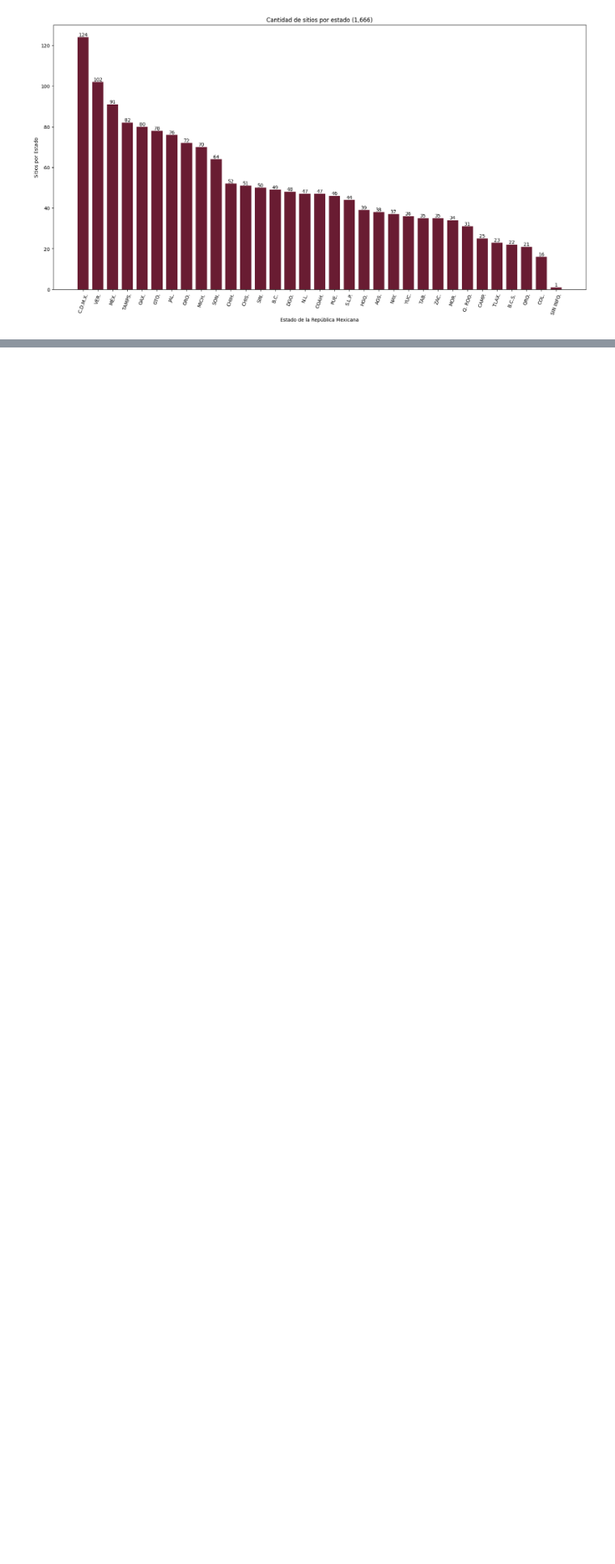
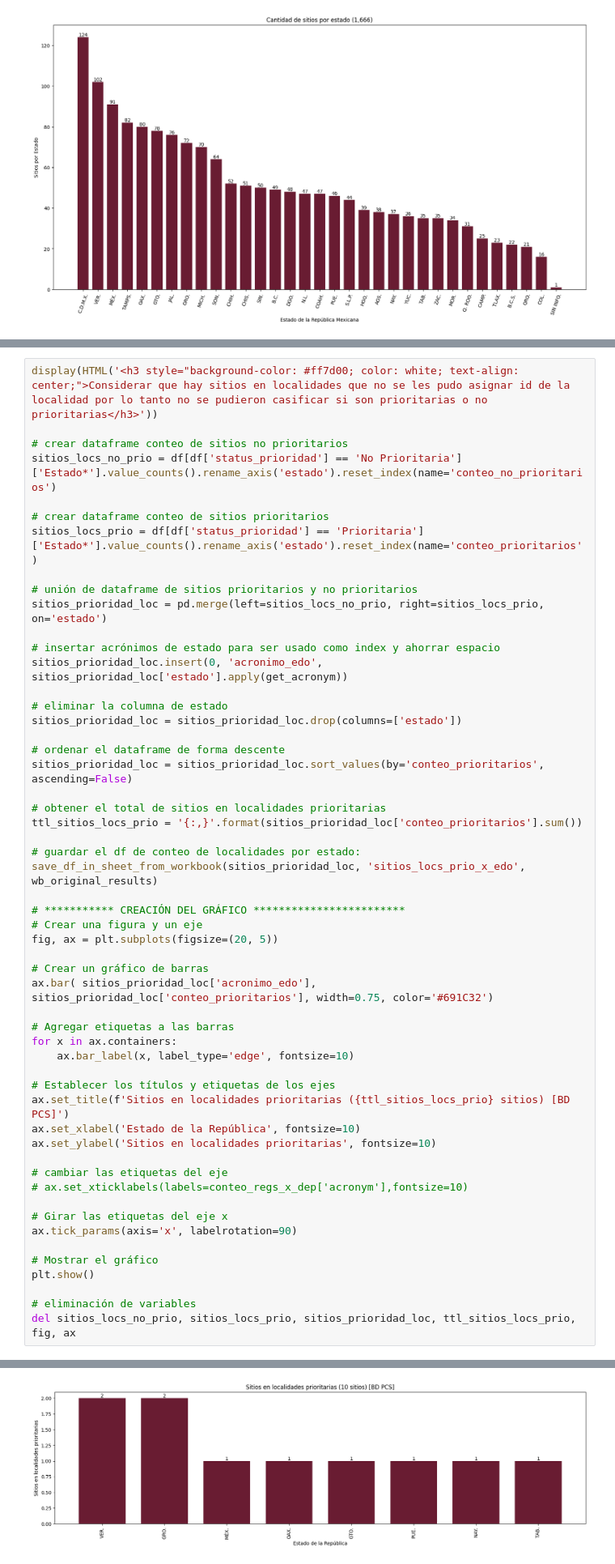
Before and after one commit to DavidItehua/compact_locs_ineg, a Jupyter notebook: v2_main_analisis_info.ipynb, the cells around one changed output, grey strips where cells are left out. Shown at 81% size. Drawn from its saved outputs; the diff is of its cells as text; blank space fills up the shorter version.

```diff
--- a/v2_main_analisis_info.ipynb
+++ b/v2_main_analisis_info.ipynb
@@ -1652,0 +1646,55 @@ plt.show()
+# %%
+display(HTML('<h3 style="background-color: #ff7d00; color: white; text-align: center;">Considerar que hay sitios en localidades que no se les pudo asignar id de la localidad por lo tanto no se pudieron casificar si son prioritarias o no prioritarias</h3>'))
+
+# crear dataframe conteo de sitios no prioritarios
+sitios_locs_no_prio = df[df['status_prioridad'] == 'No Prioritaria']['Estado*'].value_counts().rename_axis('estado').reset_index(name='conteo_no_prioritarios')
+
+# crear dataframe conteo de sitios prioritarios
+sitios_locs_prio = df[df['status_prioridad'] == 'Prioritaria']['Estado*'].value_counts().rename_axis('estado').reset_index(name='conteo_prioritarios')
+
+# unión de dataframe de sitios prioritarios y no prioritarios
+sitios_prioridad_loc = pd.merge(left=sitios_locs_no_prio, right=sitios_locs_prio, on='estado')
+
+# insertar acrónimos de estado para ser usado como index y ahorrar espacio
+sitios_prioridad_loc.insert(0, 'acronimo_edo', sitios_prioridad_loc['estado'].apply(get_acronym))
+
+# eliminar la columna de estado
+sitios_prioridad_loc = sitios_prioridad_loc.drop(columns=['estado'])
+
+# ordenar el dataframe de forma descente
+sitios_prioridad_loc = sitios_prioridad_loc.sort_values(by='conteo_prioritarios', ascending=False)
+
+# obtener el total de sitios en localidades prioritarias
+ttl_sitios_locs_prio = '{:,}'.format(sitios_prioridad_loc['conteo_prioritarios'].sum())
+
+# guardar el df de conteo de localidades por estado:
+save_df_in_sheet_from_workbook(sitios_prioridad_loc, 'sitios_locs_prio_x_edo', wb_original_results)
+
+# *********** CREACIÓN DEL GRÁFICO ************************
+# Crear una figura y un eje
+fig, ax = plt.subplots(figsize=(20, 5))
+
+# Crear un gráfico de barras
+ax.bar( sitios_prioridad_loc['acronimo_edo'], sitios_prioridad_loc['conteo_prioritarios'], width=0.75, color='#691C32')
+
+# Agregar etiquetas a las barras
+for x in ax.containers:
+    ax.bar_label(x, label_type='edge', fontsize=10)
+
+# Establecer los títulos y etiquetas de los ejes
+ax.set_title(f'Sitios en localidades prioritarias ({ttl_sitios_locs_prio} sitios) [BD PCS]')
+ax.set_xlabel('Estado de la República', fontsize=10)
+ax.set_ylabel('Sitios en localidades prioritarias', fontsize=10)
+
+# cambiar las etiquetas del eje
+# ax.set_xticklabels(labels=conteo_regs_x_dep['acronym'],fontsize=10)
+
+# Girar las etiquetas del eje x
+ax.tick_params(axis='x', labelrotation=90)
+
+# Mostrar el gráfico
+plt.show()
+
+# eliminación de variables
+del sitios_locs_no_prio, sitios_locs_prio, sitios_prioridad_loc, ttl_sitios_locs_prio, fig, ax
+# %% [output]
@@ -1652,0 +1702 @@ plt.show()
+[figure, added]
```
Also changed, not shown: parts of 8 cells of this notebook.
